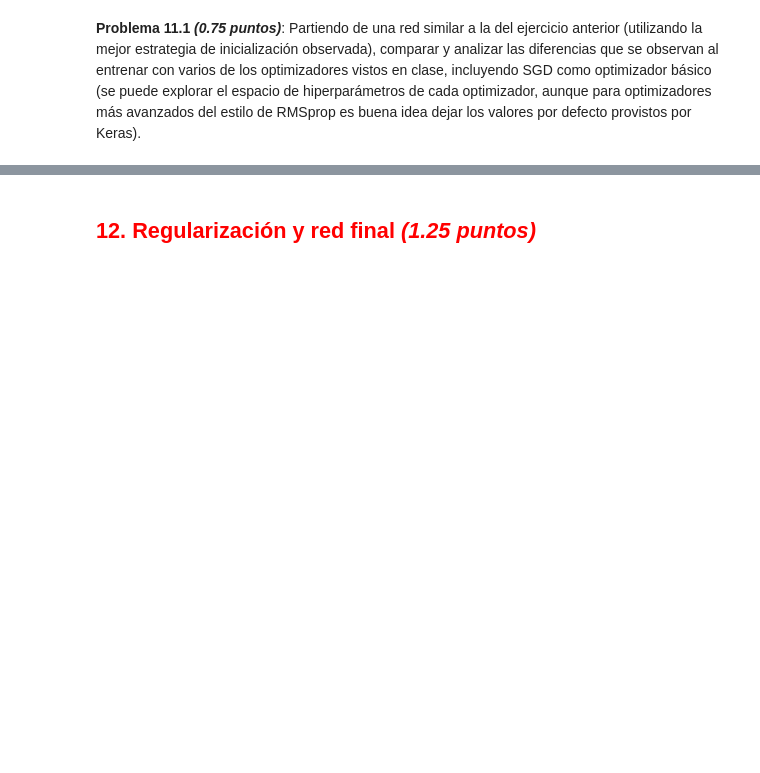
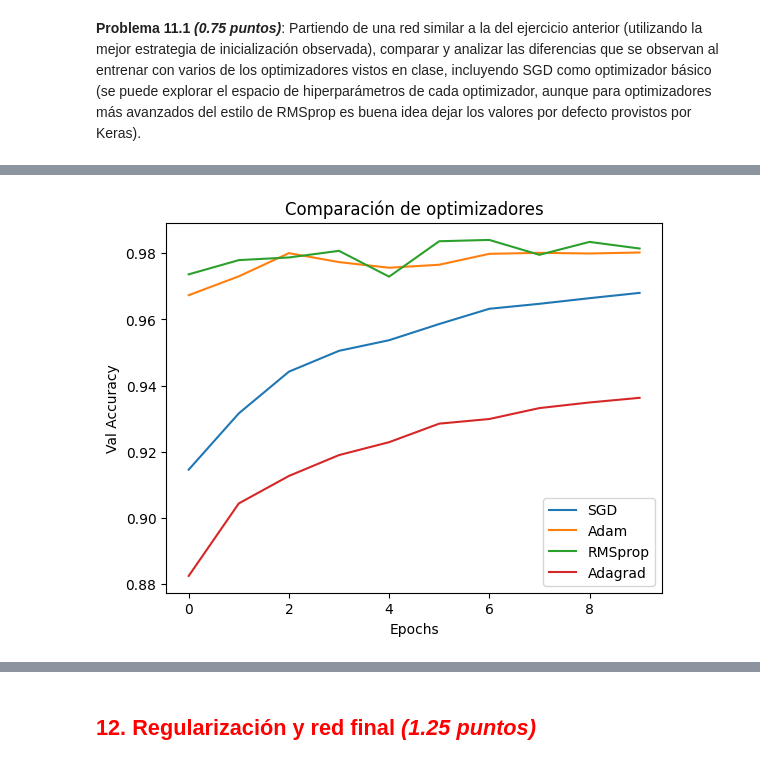
Before and after one commit to josejpgg/RN_UNIR, a Jupyter notebook: Actividad1/muinar06_act1_individual.ipynb, the cells around one changed output, grey strips where cells are left out. Saved outputs shown, nothing was run; the diff lists cells and outputs as text; code cells hidden in the pictures; blank space fills up the shorter version.

```diff
--- a/Actividad1/muinar06_act1_individual.ipynb
+++ b/Actividad1/muinar06_act1_individual.ipynb
@@ -474,0 +888,9 @@ En este ejercicio, vamos a evaluar la importancia de una correcta inicializació
+# %%
+model_adam = create_model(Adam())
+history_adam = model_adam.fit(
+    training_images, training_labels,
+    validation_data=(test_images, test_labels),
+    epochs=10,
+    batch_size=32,
+    verbose=1
+)
@@ -474,0 +918,9 @@ En este ejercicio, vamos a evaluar la importancia de una correcta inicializació
+# %%
+model_rms = create_model(RMSprop())
+history_rms = model_rms.fit(
+    training_images, training_labels,
+    validation_data=(test_images, test_labels),
+    epochs=10,
+    batch_size=32,
+    verbose=1
+)
@@ -474,0 +948,9 @@ En este ejercicio, vamos a evaluar la importancia de una correcta inicializació
+# %%
+model_adagrad = create_model(Adagrad())
+history_adagrad = model_adagrad.fit(
+    training_images, training_labels,
+    validation_data=(test_images, test_labels),
+    epochs=10,
+    batch_size=32,
+    verbose=1
+)
@@ -474,0 +978,15 @@ En este ejercicio, vamos a evaluar la importancia de una correcta inicializació
+# %%
+import matplotlib.pyplot as plt
+
+plt.plot(history_sgd.history['val_accuracy'], label='SGD')
+plt.plot(history_adam.history['val_accuracy'], label='Adam')
+plt.plot(history_rms.history['val_accuracy'], label='RMSprop')
+plt.plot(history_adagrad.history['val_accuracy'], label='Adagrad')
+
+plt.title('Comparación de optimizadores')
+plt.xlabel('Epochs')
+plt.ylabel('Val Accuracy')
+plt.legend()
+plt.show()
+# %% [output]
+[figure, added]
```
Also changed, not shown: parts of 36 cells of this notebook.
